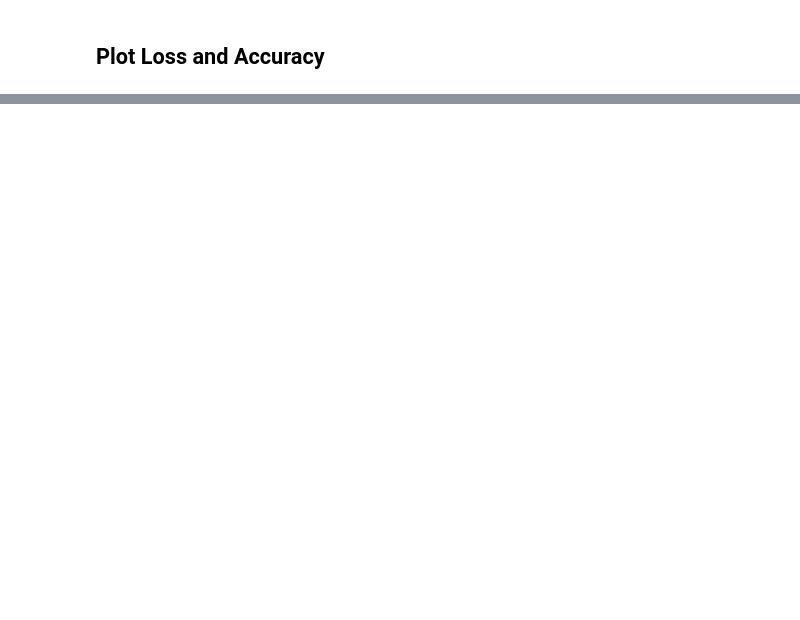
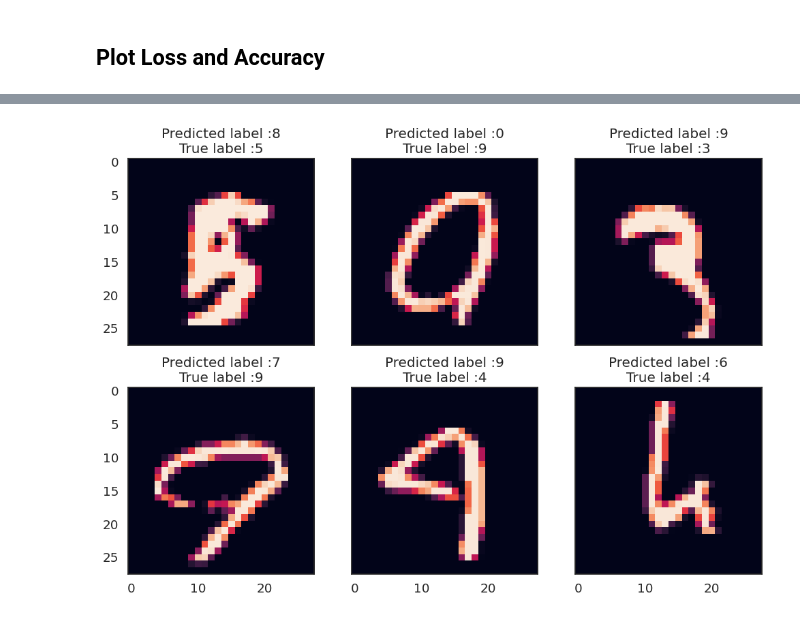
Before and after one commit to cleytoncandeira/kaggle_digit_recognizer_challenge, a Jupyter notebook: digit-recognizer-fundamentals.ipynb, the cells around one changed output, grey strips where cells are left out. Drawn from its saved outputs; the diff is of its cells as text; code cells hidden in the pictures; blank space fills up the shorter version.

```diff
--- a/digit-recognizer-fundamentals.ipynb
+++ b/digit-recognizer-fundamentals.ipynb
@@ -200,3 +231,37 @@ plot_loss_and_accuracy(history)
+# %%
+def display_top_errors(X_val, Y_pred, Y_true, Y_pred_classes, num_errors=6):
+    errors = (Y_pred_classes - Y_true != 0)
+    errors_index = np.where(errors)[0]
+
+    Y_pred_classes_errors = Y_pred_classes[errors]
+    Y_pred_errors = Y_pred[errors]
+    Y_true_errors = Y_true[errors]
+    X_val_errors = X_val[errors]
+
+    def display_errors(errors_index, img_errors, pred_errors, obs_errors):
+        nrows = 2
+        ncols = 3
+        fig, ax = plt.subplots(nrows, ncols, sharex=True, sharey=True, figsize=(12, 8))
+        n = 0
+        for row in range(nrows):
+            for col in range(ncols):
+                error = errors_index[n]
+                ax[row, col].imshow((img_errors[error]).reshape((28, 28)))  # Correção aqui
+                ax[row, col].set_title("Predicted label :{}\nTrue label :{}".format(pred_errors[error], obs_errors[error]))
+                n += 1
+        plt.show()
+
+    Y_pred_errors_prob = np.max(Y_pred_errors, axis=1)
+    true_prob_errors = np.diagonal(np.take(Y_pred_errors, Y_true_errors, axis=1))
+    delta_pred_true_errors = Y_pred_errors_prob - true_prob_errors
+    sorted_dela_errors = np.argsort(delta_pred_true_errors)
+    most_important_errors = sorted_dela_errors[-num_errors:]
+
+    display_errors(most_important_errors, X_val_errors, Y_pred_classes_errors, Y_true_errors)
+# %%
+display_top_errors(X_val, y_pred, y_val, y_pred_classes)
+# %% [output]
+[figure, added]
 # %% [markdown]
 ## Convolutional Neural Networks
 
```
Also changed, not shown: parts of 18 cells of this notebook.
